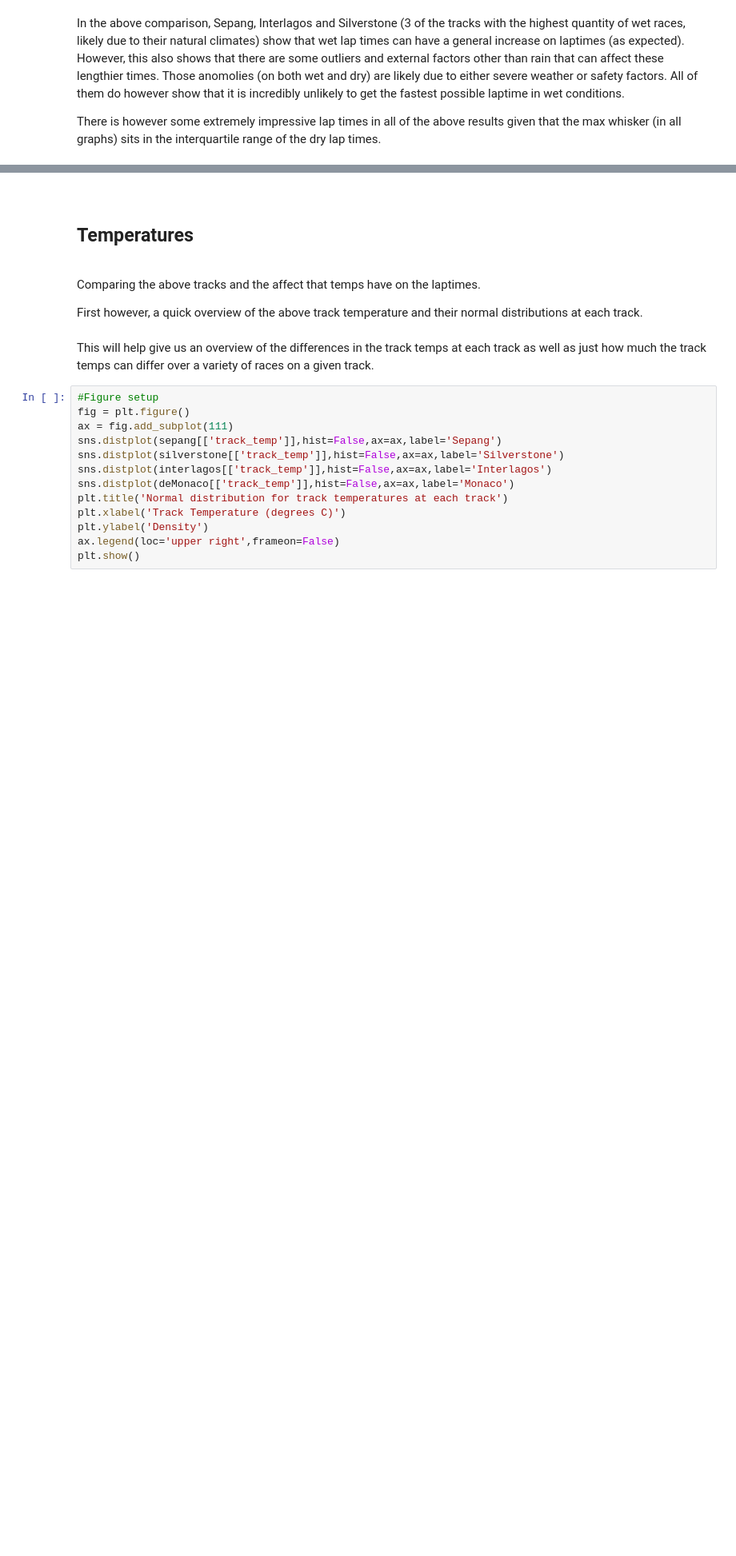
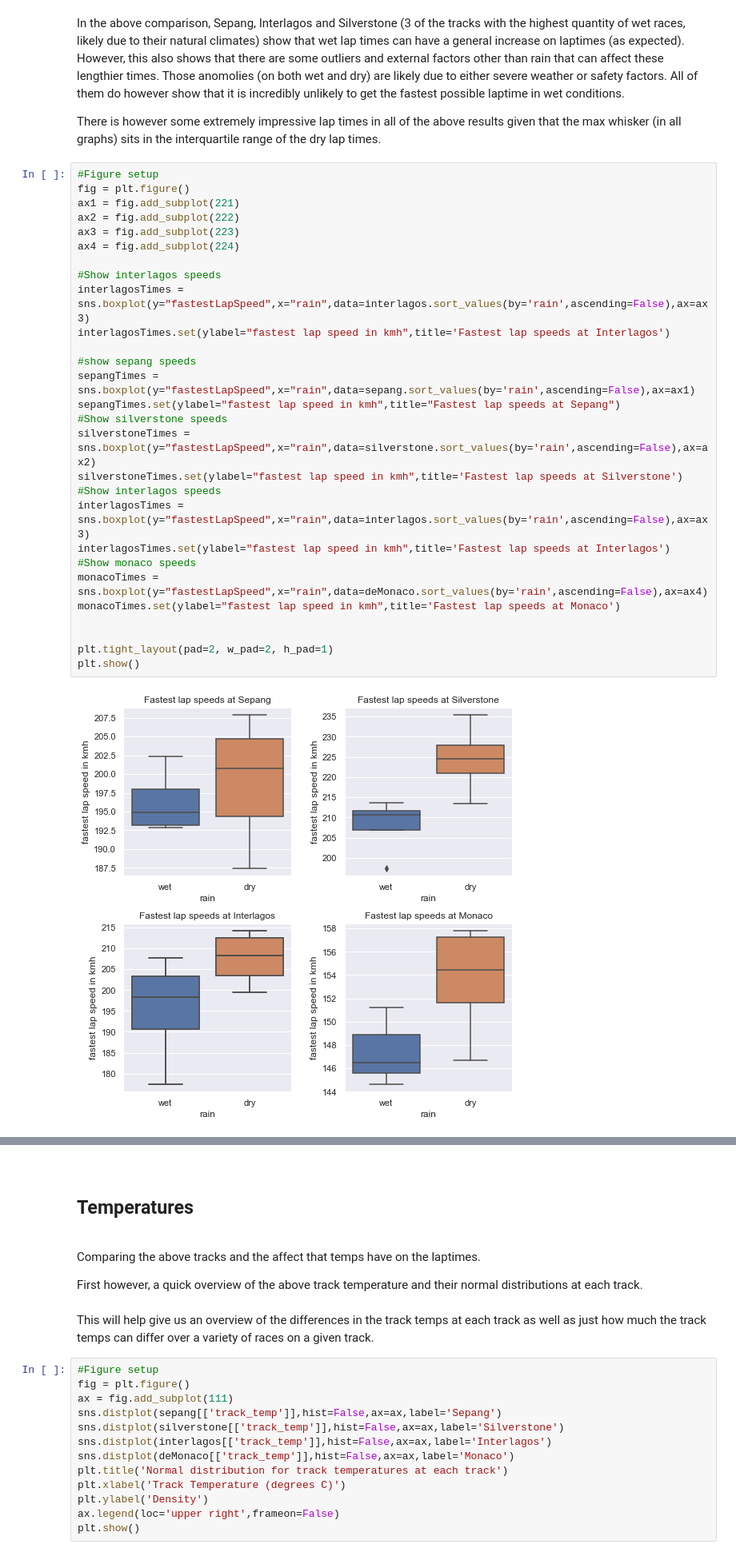
Before and after one commit to floeck/f1-weather-analysis, a Jupyter notebook: notebooks/V10FTW_Group.ipynb, the cells around one changed output, grey strips where cells are left out. Shown at 80% size. Drawn from its saved outputs; the diff is of its cells as text; blank space fills up the shorter version.

```diff
--- a/notebooks/V10FTW_Group.ipynb
+++ b/notebooks/V10FTW_Group.ipynb
@@ -268,3 +269,33 @@ Those anomolies (on both wet and dry) are likely due to either severe weather or
 All of them do however show that it is incredibly unlikely to get the fastest possible laptime in wet conditions.
 
 There is however some extremely impressive lap times in all of the above results given that the max whisker (in all graphs) sits in the interquartile range of the dry lap times.
+# %%
+#Figure setup
+fig = plt.figure()
+ax1 = fig.add_subplot(221)
+ax2 = fig.add_subplot(222)
+ax3 = fig.add_subplot(223)
+ax4 = fig.add_subplot(224)
+
+#Show interlagos speeds
+interlagosTimes = sns.boxplot(y="fastestLapSpeed",x="rain",data=interlagos.sort_values(by='rain',ascending=False),ax=ax3)
+interlagosTimes.set(ylabel="fastest lap speed in kmh",title='Fastest lap speeds at Interlagos')
+
+#show sepang speeds
+sepangTimes = sns.boxplot(y="fastestLapSpeed",x="rain",data=sepang.sort_values(by='rain',ascending=False),ax=ax1)
+sepangTimes.set(ylabel="fastest lap speed in kmh",title="Fastest lap speeds at Sepang")
+#Show silverstone speeds
+silverstoneTimes = sns.boxplot(y="fastestLapSpeed",x="rain",data=silverstone.sort_values(by='rain',ascending=False),ax=ax2)
+silverstoneTimes.set(ylabel="fastest lap speed in kmh",title='Fastest lap speeds at Silverstone')
+#Show interlagos speeds
+interlagosTimes = sns.boxplot(y="fastestLapSpeed",x="rain",data=interlagos.sort_values(by='rain',ascending=False),ax=ax3)
+interlagosTimes.set(ylabel="fastest lap speed in kmh",title='Fastest lap speeds at Interlagos')
+#Show monaco speeds
+monacoTimes = sns.boxplot(y="fastestLapSpeed",x="rain",data=deMonaco.sort_values(by='rain',ascending=False),ax=ax4)
+monacoTimes.set(ylabel="fastest lap speed in kmh",title='Fastest lap speeds at Monaco')
+
+
+plt.tight_layout(pad=2, w_pad=2, h_pad=1)
+plt.show()
+# %% [output]
+[figure, added]
```
Also changed, not shown: parts of 7 cells of this notebook.
